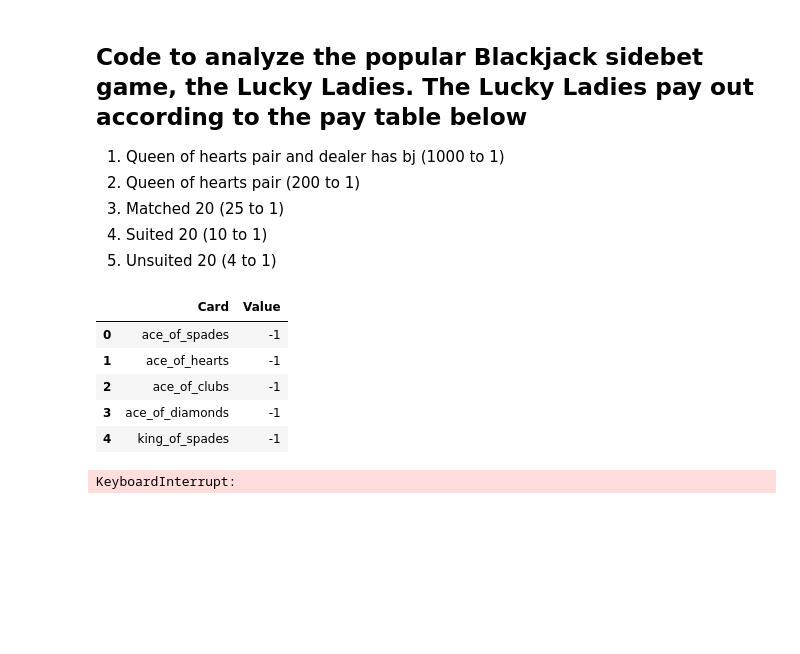
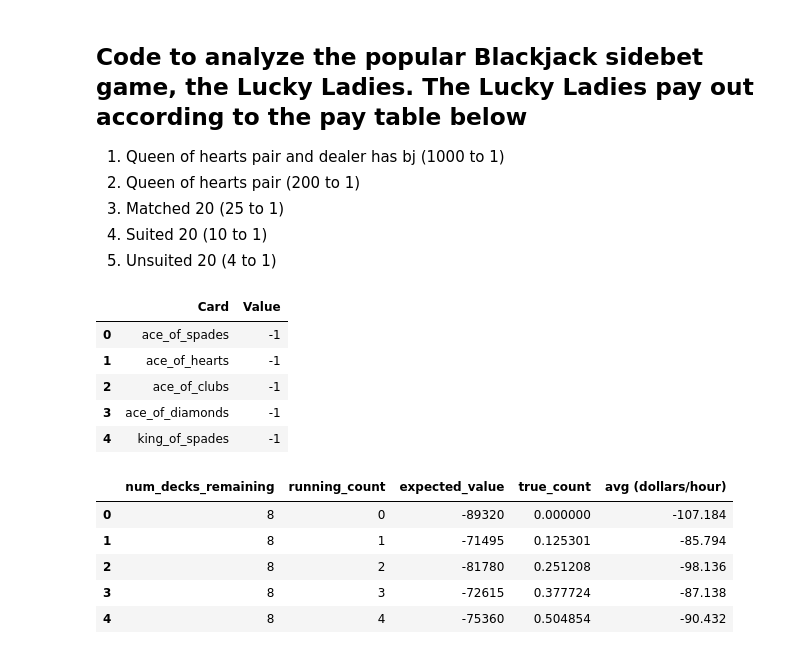
Before and after one commit to etsi123/DataScience_Blackjack_sb, a Jupyter notebook: src/Lucky_Ladies.ipynb, the cells around one changed output. Cells and saved outputs as stored; diff of their text form; code cells hidden in the pictures; blank space fills up the shorter version.

```diff
--- a/src/Lucky_Ladies.ipynb
+++ b/src/Lucky_Ladies.ipynb
@@ -57,11 +58,21 @@ if run_sims_flag == True:
                 shoe.establish_count()
                 shoe.evaluate_lucky_ladies(card_values=card_values)
             shoe.summarize_money_won()
-            money_won = shoe.get_expectation_ranges()
-            data = [num_decks,running_count,money_won]
+            money_won,true_count = shoe.get_money_won()
+            data = [num_decks,running_count,money_won,true_count]
             matrix.append(data)
-    df = pd.DataFrame(matrix,columns = ['num_decks_remaining','running_count','money_won'])
+    df = pd.DataFrame(matrix,columns = ['num_decks_remaining','running_count','expected_value','true_count'])
     df.to_csv(os.getcwd()+'/Results/lucky_ladies_sim_results.csv')
     df.head()
-# %% [output]
-KeyboardInterrupt:
+# %%
+df = pd.read_csv(os.getcwd()+'/Results/lucky_ladies_sim_results.csv').drop(['Unnamed: 0'],axis=1)
+df = df[df['num_decks_remaining']!=1]
+df['avg (dollars/hour)'] =  df['expected_value']/avg_rt
+df.head()
+# %% [output]
+|  | num_decks_remaining | running_count | expected_value | true_count | avg (dollars/hour) |
+| 0 | 8 | 0 | -89320 | 0.000000 | -107.184 |
+| 1 | 8 | 1 | -71495 | 0.125301 | -85.794 |
+| 2 | 8 | 2 | -81780 | 0.251208 | -98.136 |
+| 3 | 8 | 3 | -72615 | 0.377724 | -87.138 |
+| 4 | 8 | 4 | -75360 | 0.504854 | -90.432 |
```
Also changed, not shown: parts of 12 cells of this notebook, 5 other files.
